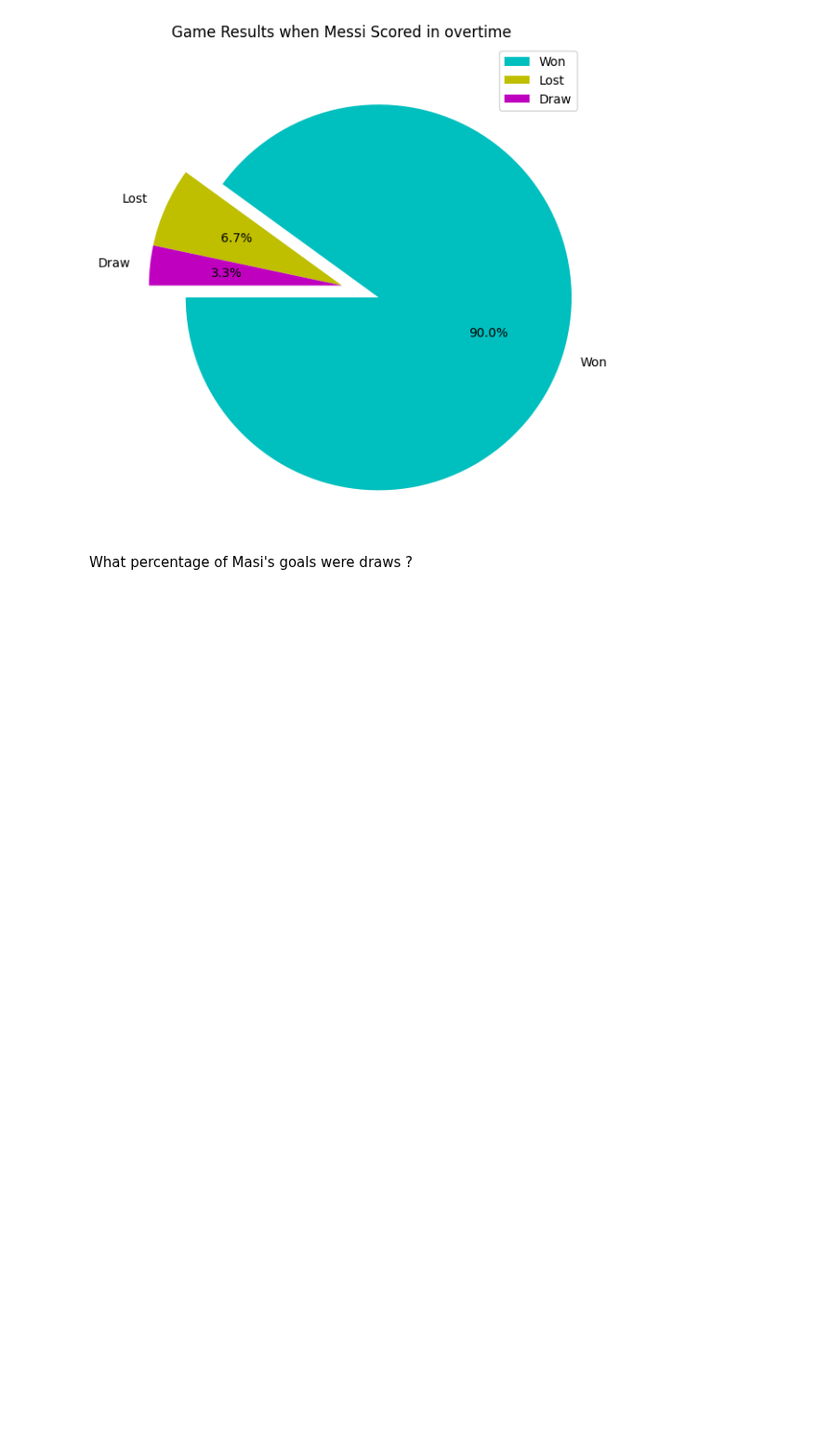
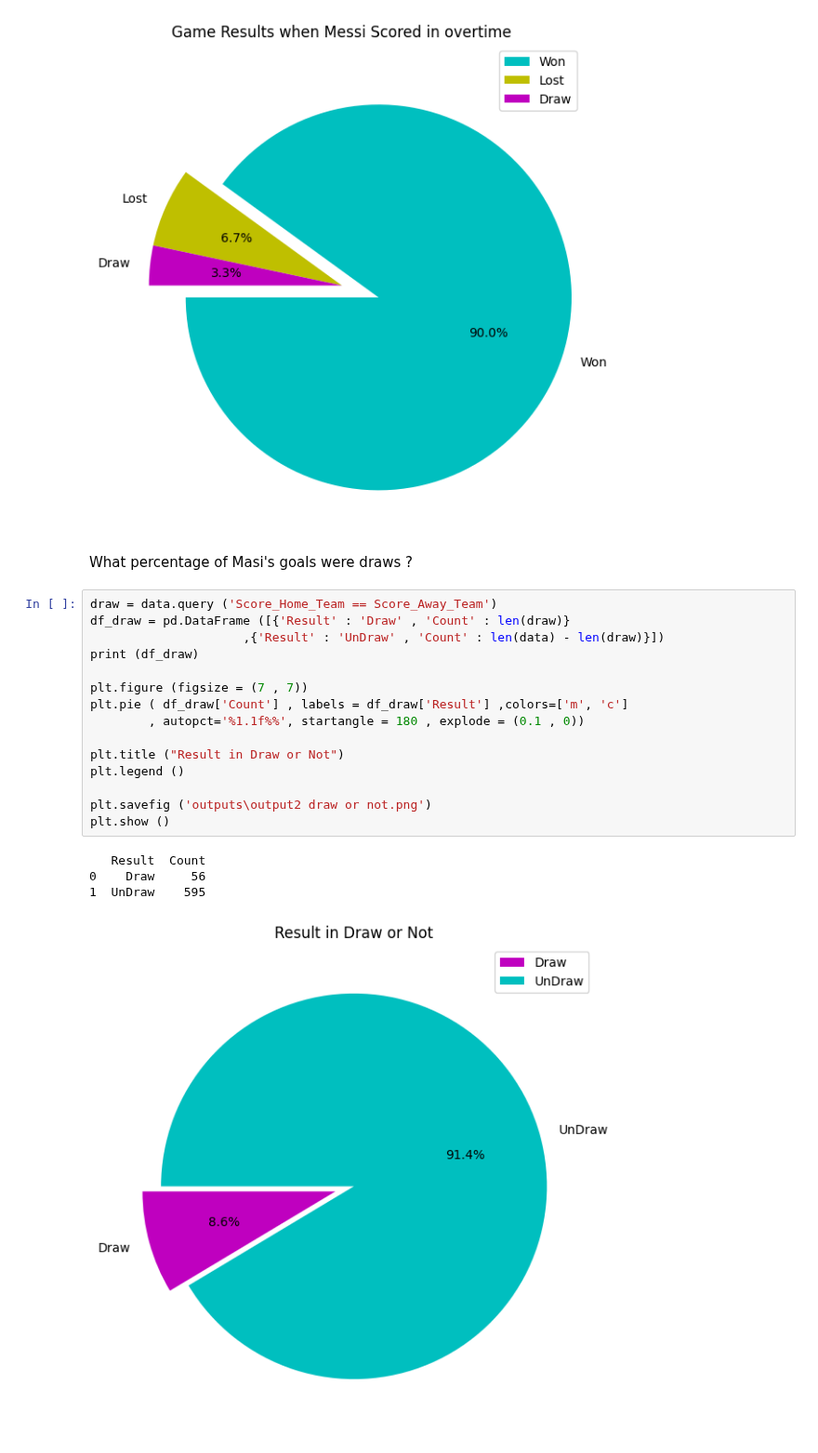
Before and after one commit to TaRa1999R/Data_Science, a Jupyter notebook: assignment40/2-messi.ipynb, the cells around one changed output. Shown at 93% size. Cells and saved outputs as stored; diff of their text form; blank space fills up the shorter version.

```diff
--- a/assignment40/2-messi.ipynb
+++ b/assignment40/2-messi.ipynb
@@ -140,3 +143,23 @@ plt.show ()
 [figure]
 # %% [markdown]
 What percentage of Masi's goals were draws ?
+# %%
+draw = data.query ('Score_Home_Team == Score_Away_Team')
+df_draw = pd.DataFrame ([{'Result' : 'Draw' , 'Count' : len(draw)}
+                     ,{'Result' : 'UnDraw' , 'Count' : len(data) - len(draw)}])
+print (df_draw)
+
+plt.figure (figsize = (7 , 7))
+plt.pie ( df_draw['Count'] , labels = df_draw['Result'] ,colors=['m', 'c']
+        , autopct='%1.1f%%', startangle = 180 , explode = (0.1 , 0))
+
+plt.title ("Result in Draw or Not")
+plt.legend ()
+
+plt.savefig ('outputs\output2 draw or not.png')
+plt.show ()
+# %% [output]
+   Result  Count
+0    Draw     56
+1  UnDraw    595
+[figure, added]
```
Also changed, not shown: parts of 1 cell of this notebook, 2 other files.
